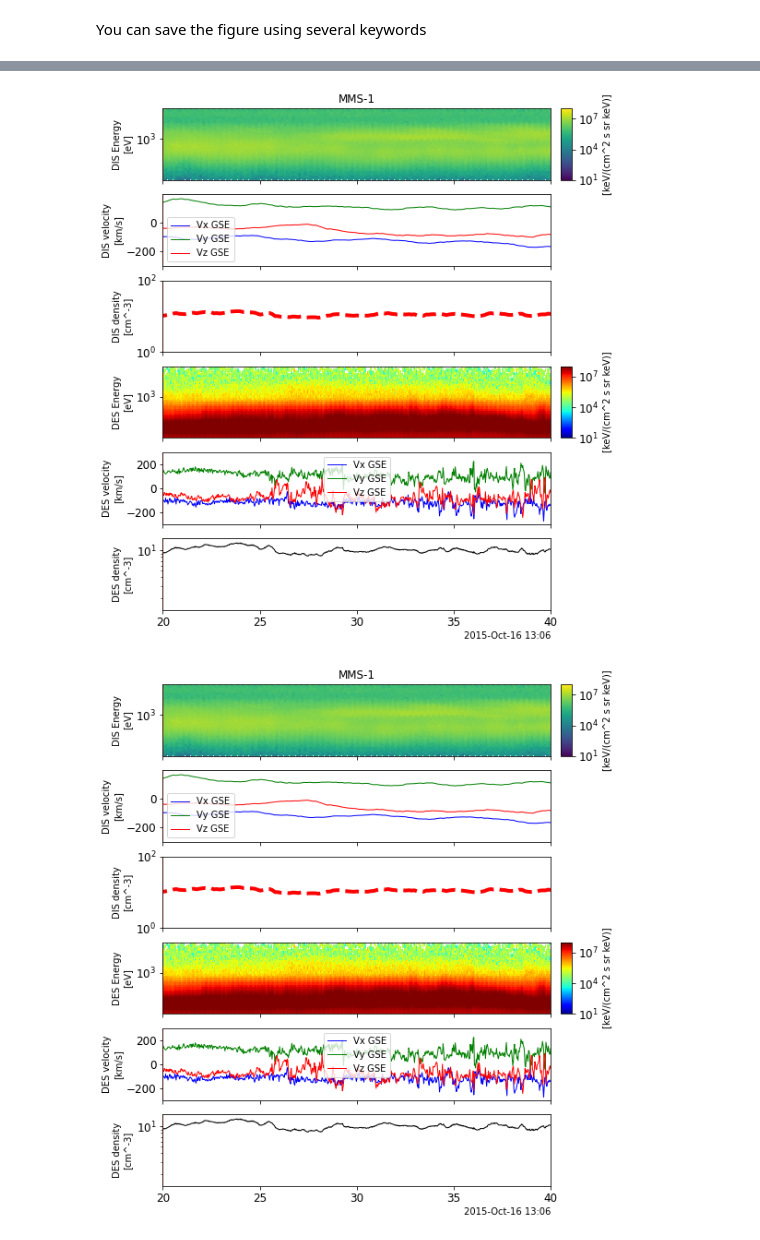
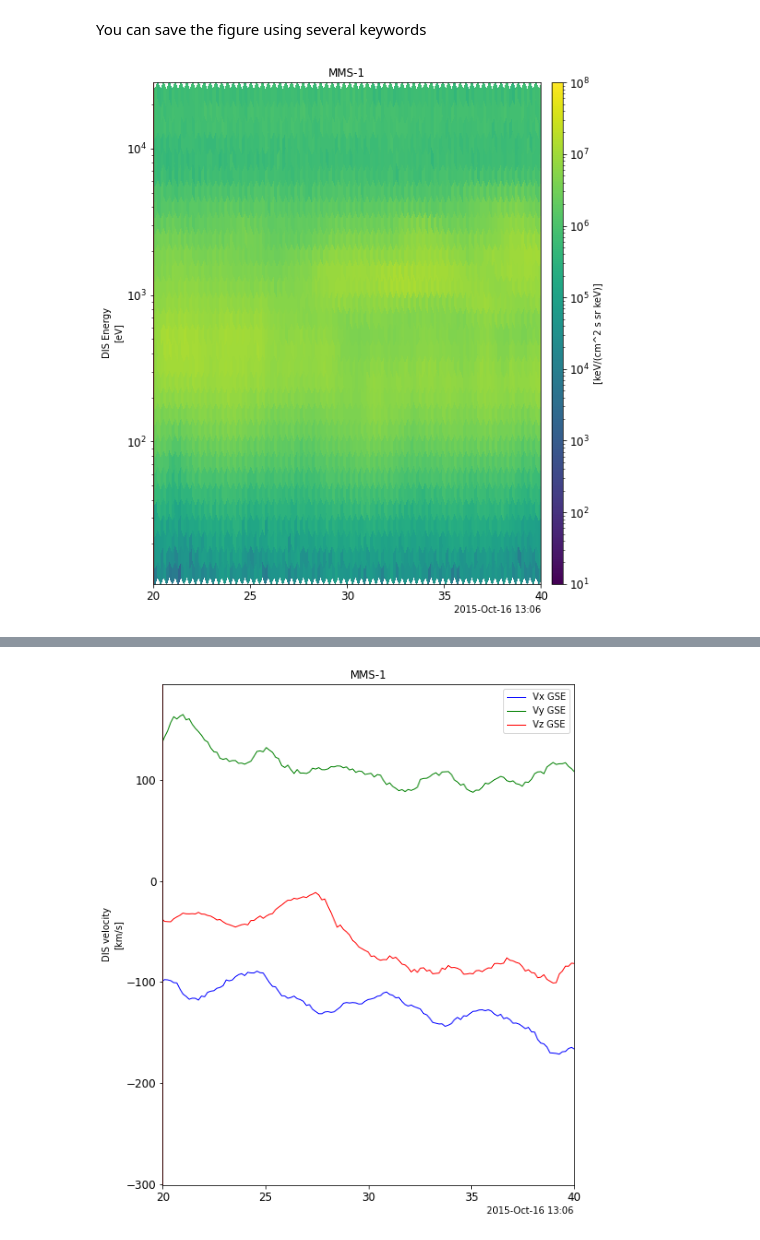
Before and after one commit to MAVENSDC/PyTplot, a Jupyter notebook: docs/PyTplot examples with matplotlib.ipynb, the cells around one changed output, grey strips where cells are left out. Saved outputs shown, nothing was run; the diff lists cells and outputs as text; code cells hidden in the pictures.

```diff
--- a/docs/PyTplot examples with matplotlib.ipynb
+++ b/docs/PyTplot examples with matplotlib.ipynb
@@ -252,38 +274,15 @@ tplot('n_with_err')
 You can save the figure using several keywords
 # %%
 # PNG
-tplot(['mms1_dis_energyspectr_omni_brst',
-       'mms1_dis_bulkv_gse_brst',
-       'mms1_dis_numberdensity_brst',
-       'mms1_des_energyspectr_omni_brst',
-       'mms1_des_bulkv_gse_brst',
-       'mms1_des_numberdensity_brst'],
-       save_png='mms1', display=False)
+tplot('mms1_dis_energyspectr_omni_brst', save_png='mms1')
 
 # Postscript
-tplot(['mms1_dis_energyspectr_omni_brst',
-       'mms1_dis_bulkv_gse_brst',
-       'mms1_dis_numberdensity_brst',
-       'mms1_des_energyspectr_omni_brst',
-       'mms1_des_bulkv_gse_brst',
-       'mms1_des_numberdensity_brst'],
-       save_eps='mms1', display=False)
+tplot('mms1_dis_bulkv_gse_brst', save_eps='mms1')
 
 # SVG
-tplot(['mms1_dis_energyspectr_omni_brst',
-       'mms1_dis_bulkv_gse_brst',
-       'mms1_dis_numberdensity_brst',
-       'mms1_des_energyspectr_omni_brst',
-       'mms1_des_bulkv_gse_brst',
-       'mms1_des_numberdensity_brst'],
-       save_svg='mms1', display=False)
+tplot('mms1_dis_numberdensity_brst', save_svg='mms1')
 
 # PDF
-tplot(['mms1_dis_energyspectr_omni_brst',
-       'mms1_dis_bulkv_gse_brst',
-       'mms1_dis_numberdensity_brst',
-       'mms1_des_energyspectr_omni_brst',
-       'mms1_des_bulkv_gse_brst',
-       'mms1_des_numberdensity_brst'],
-       save_pdf='mms1', display=False)
+tplot('mms1_des_bulkv_gse_brst', save_pdf='mms1')
 # %% [output]
+[figure, new version]
@@ -294,2 +291 @@ tplot(['mms1_dis_energyspectr_omni_brst',
-[figure, old version]
-[figure, old version]
+[figure, new version]
```
Also changed, not shown: parts of 8 cells of this notebook.
